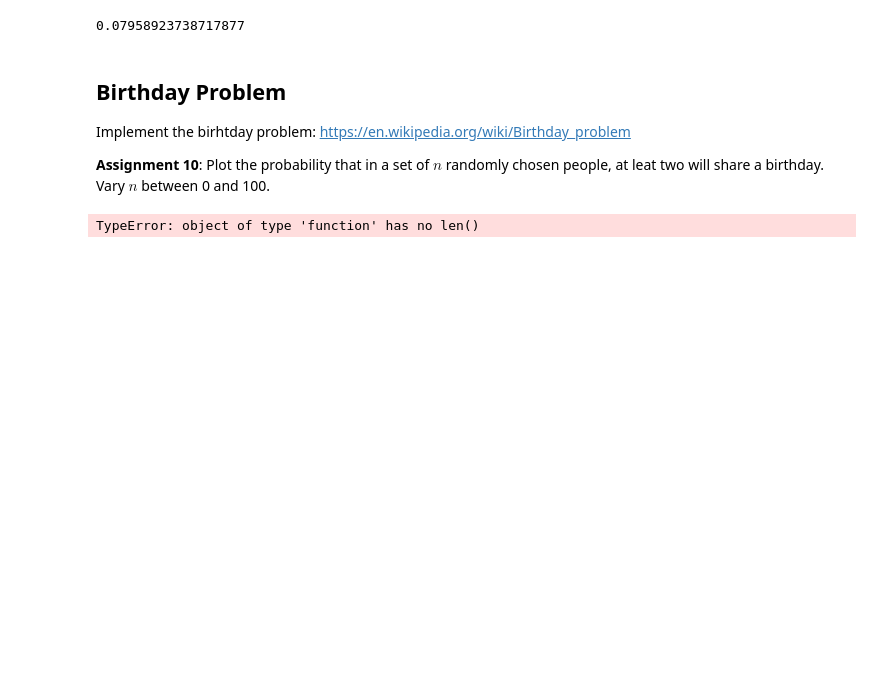
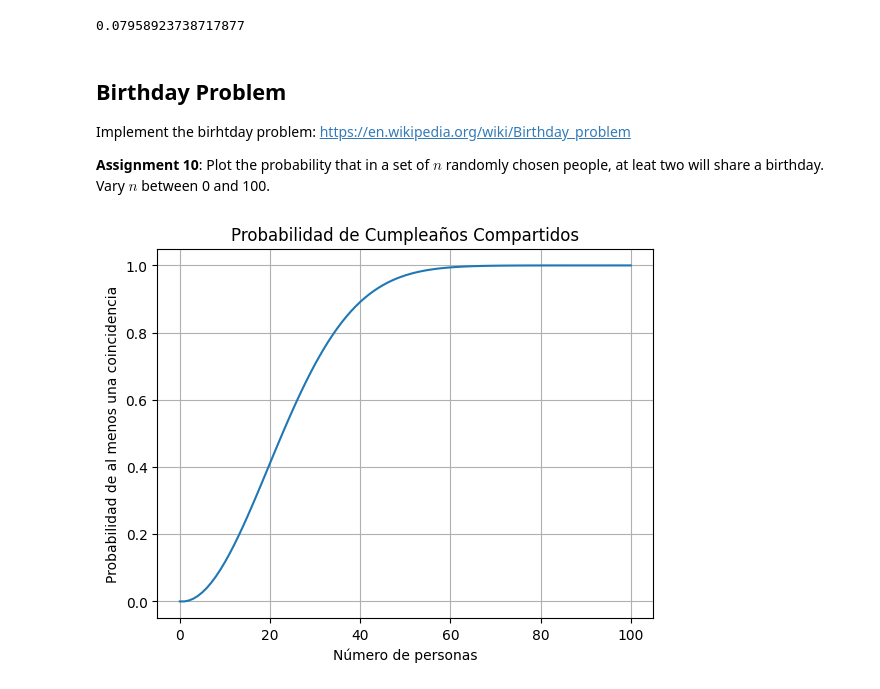
Before and after one commit to JossueJativa/Jupiter_notebook, a Jupyter notebook: MS2.ipynb, the cells around one changed output. Drawn from its saved outputs; the diff is of its cells as text; code cells hidden in the pictures; blank space fills up the shorter version.

```diff
--- a/MS2.ipynb
+++ b/MS2.ipynb
@@ -267,19 +267,28 @@ print (GetCoin(trys=100, gets=50))
 Implement the birhtday problem: https://en.wikipedia.org/wiki/Birthday_problem
 
 **Assignment 10**: Plot the probability that in a set of $n$ randomly chosen people, at leat two will share a birthday.  Vary $n$ between 0 and 100.
-# %%
-## WRITE YOUR CODE HERE
-
-x=[]
-def getBirdays(n, k):
-    for i in range(0,100):
-        x.append(factorial(n)/factorial(n-i))
-
-    return X
-
-x = pairs(getBirdays)
-plt.plot(x, 100, 'o')
-plt.show()
-## --------------------
-# %% [output]
-TypeError: object of type 'function' has no len()
+# %%
+## WRITE YOUR CODE HERE
+def birthday_probability(n):
+    if n < 2:
+        return 0.0
+
+    prob_no_shared_birthday = 1.0
+    for i in range(n):
+        prob_no_shared_birthday *= (365 - i) / 365
+
+    prob_shared_birthday = 1 - prob_no_shared_birthday
+    return prob_shared_birthday
+
+n_values = list(range(101))
+probability_values = [birthday_probability(n) for n in n_values]
+
+plt.plot(n_values, probability_values)
+plt.xlabel('Número de personas')
+plt.ylabel('Probabilidad de al menos una coincidencia')
+plt.title('Probabilidad de Cumpleaños Compartidos')
+plt.grid(True)
+plt.show()
+## --------------------
+# %% [output]
+[figure, added]
```
Also changed, not shown: parts of 2 cells of this notebook.
